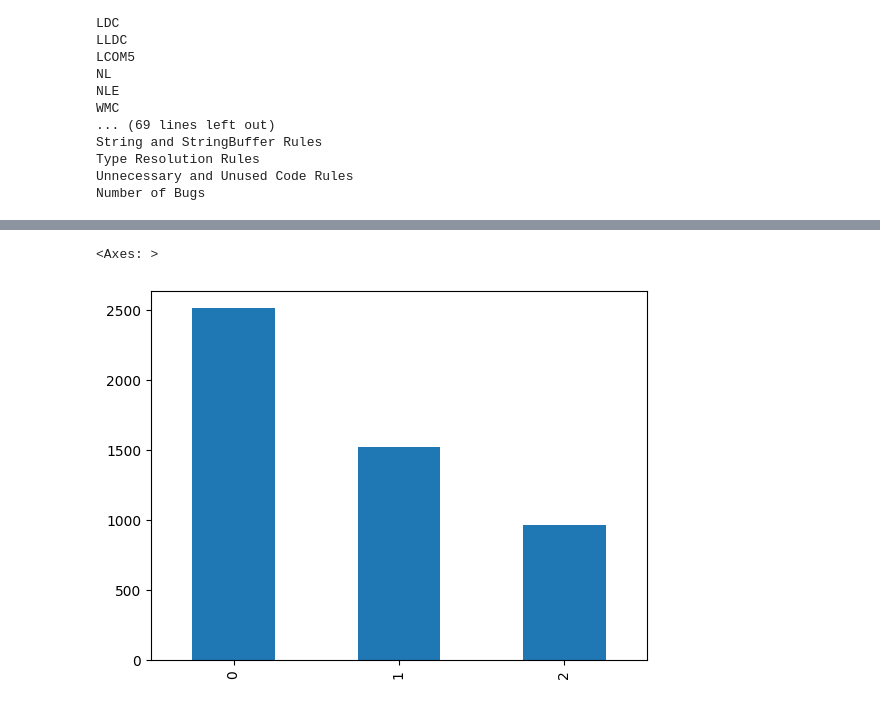
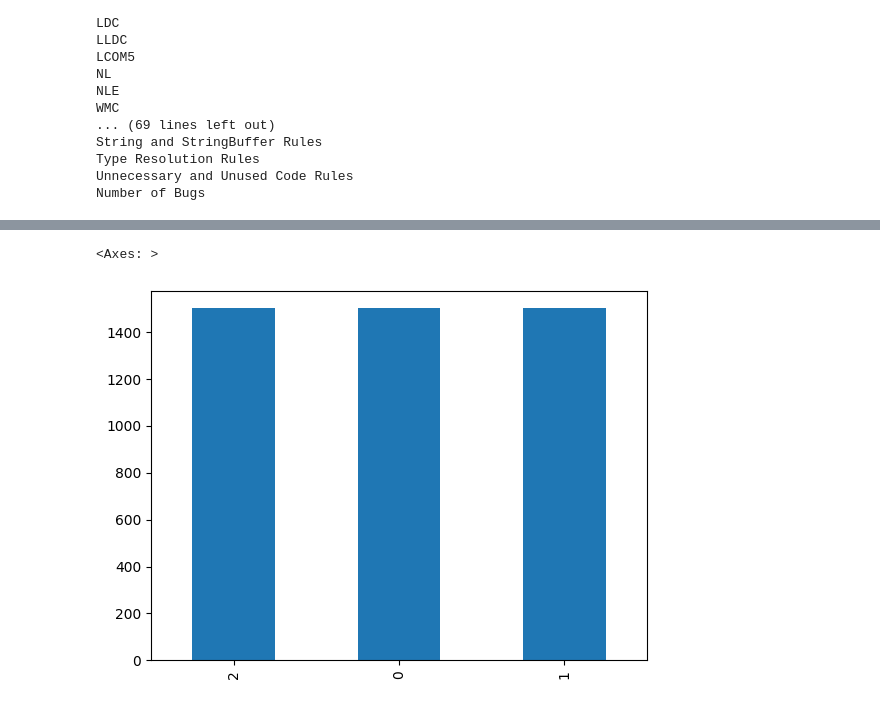
Before and after one commit to vajihe-ameri/predict-software-bugs-in-java-classes, a Jupyter notebook: proccess_df.ipynb, the cells around one changed output, grey strips where cells are left out. Cells and saved outputs as stored; diff of their text form; code cells hidden in the pictures.

```diff
--- a/proccess_df.ipynb
+++ b/proccess_df.ipynb
@@ -144,0 +161,11 @@ test_set['Number of Bugs'].value_counts().plot(kind='bar')
+# %%
+from sklearn.utils import resample
+
+maxcount = 6000
+
+train_resampled = train_set[0:0]
+
+for grp in train_set['Number of Bugs'].unique():
+    GrpDF = train_set[train_set['Number of Bugs'] == grp]
+    resampled = resample(GrpDF, replace=True, n_samples=int(maxcount), random_state=700)
+    train_resampled = train_resampled.append(resampled)
@@ -144,0 +182,11 @@ test_set['Number of Bugs'].value_counts().plot(kind='bar')
+# %%
+from sklearn.utils import resample
+
+maxcount = 1500
+
+test_resampled = test_set[0:0]
+
+for grp in test_set['Number of Bugs'].unique():
+    GrpDF = test_set[test_set['Number of Bugs'] == grp]
+    resampled = resample(GrpDF, replace=True, n_samples=int(maxcount), random_state=700)
+    test_resampled = test_resampled.append(resampled)
@@ -186,2 +239,2 @@ train_set_NB = train_set.pop('Number of Bugs')
 # %%
-test_set_NB = test_set.pop('Number of Bugs')
+test_resampled_NB = test_resampled.pop('Number of Bugs')
@@ -266,11 +319,11 @@ def normalizeValueOfTarget(value):
   else:
      return 2
 
-train_set_NB = train_set_NB.apply(normalizeValueOfTarget)
-test_set_NB = test_set_NB.apply(normalizeValueOfTarget)
+train_resampled_NB = train_resampled_NB.apply(normalizeValueOfTarget)
+test_resampled_NB = test_resampled_NB.apply(normalizeValueOfTarget)
 # %%
-test_set_NB.value_counts().plot(kind='bar')
+test_resampled_NB.value_counts().plot(kind='bar')
 # %% [output]
 <Axes: >
-[figure, old version]
+[figure, new version]
 # %%
```
Also changed, not shown: parts of 27 cells of this notebook.
